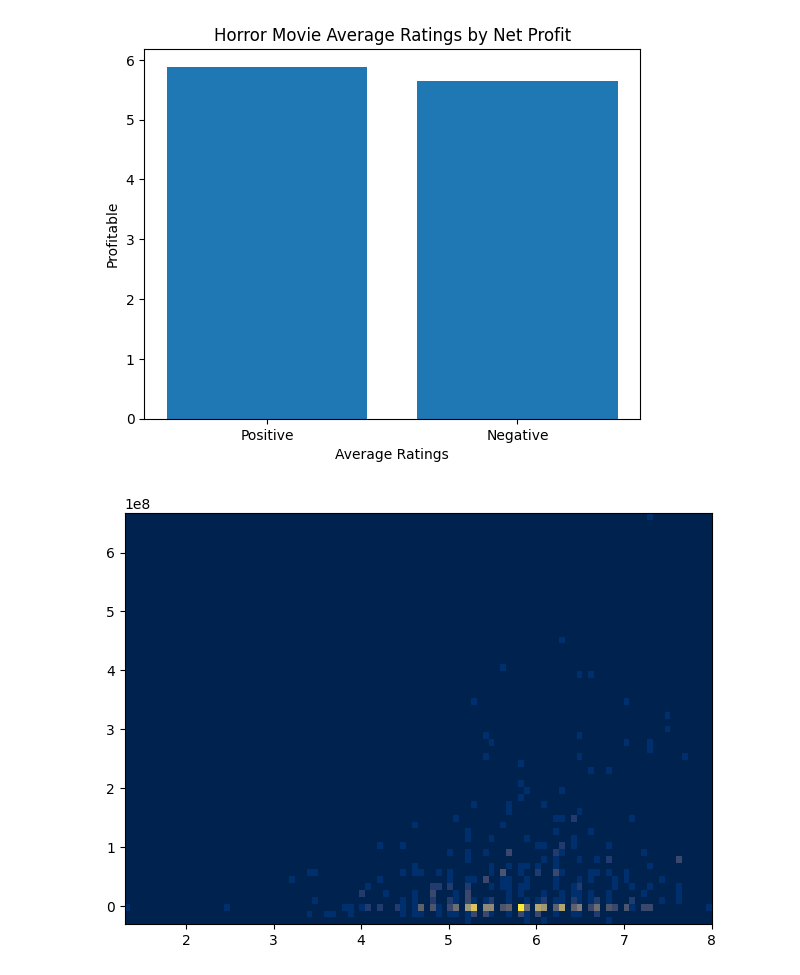
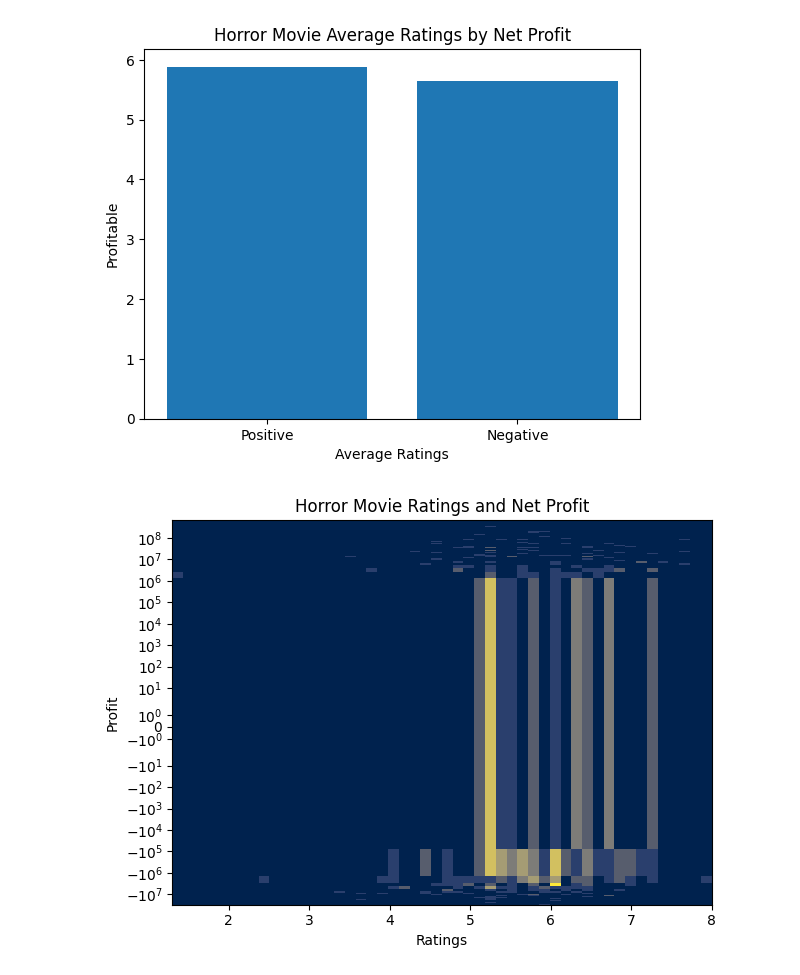
Before and after one commit to XinLiGitHub/imdbhorrorscraper, a Jupyter notebook: imdb_horror_graphs.ipynb, the cells around one changed output. Drawn from its saved outputs; the diff is of its cells as text; code cells hidden in the pictures.

```diff
--- a/imdb_horror_graphs.ipynb
+++ b/imdb_horror_graphs.ipynb
@@ -114,14 +114,18 @@ plt.bar(PosNeg, AvgRatingByNet)
 [figure]
 # %%
 df2 = pd.read_csv('imdbhorrordata5kratingsv3_allnet.csv')
+plt.xlabel("Ratings")
+plt.ylabel("Profit")
+plt.title("Horror Movie Ratings and Net Profit")
 
-plt.hist2d(df2['Rating'], df2['Net'], bins = [100, 60], cmap='cividis')
+plt.hist2d(df2['Rating'], df2['Net'], bins = [50, 500], cmap='cividis')
+plt.yscale('symlog')
 plt.tight_layout()
 plt.show()
 
 # df['Rating']
 # %% [output]
-[figure, old version]
+[figure, new version]
 # %%
 df2
 # %% [output]
```
Also changed, not shown: parts of 2 cells of this notebook.
